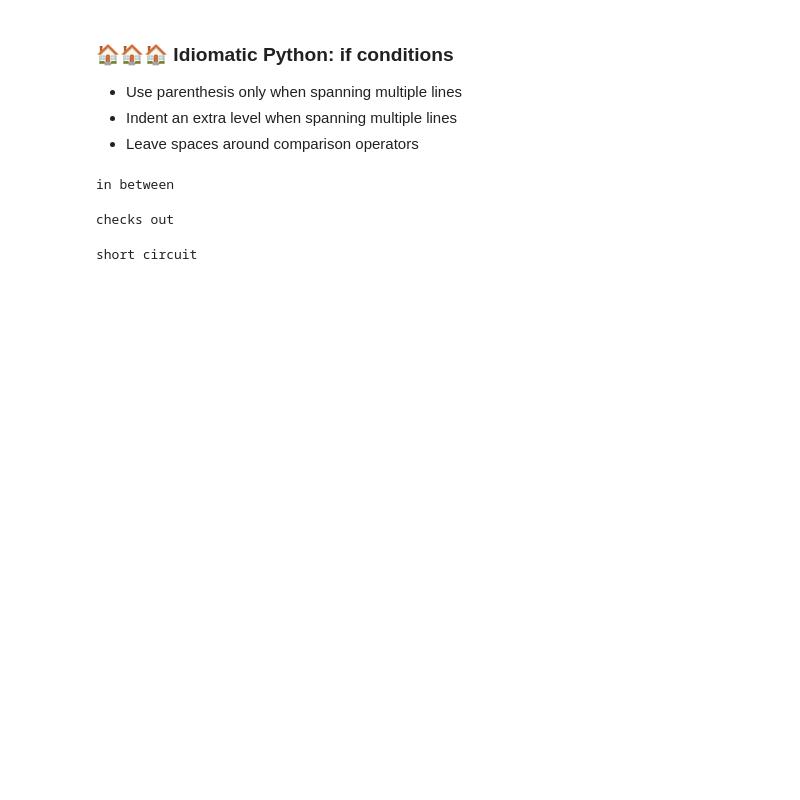
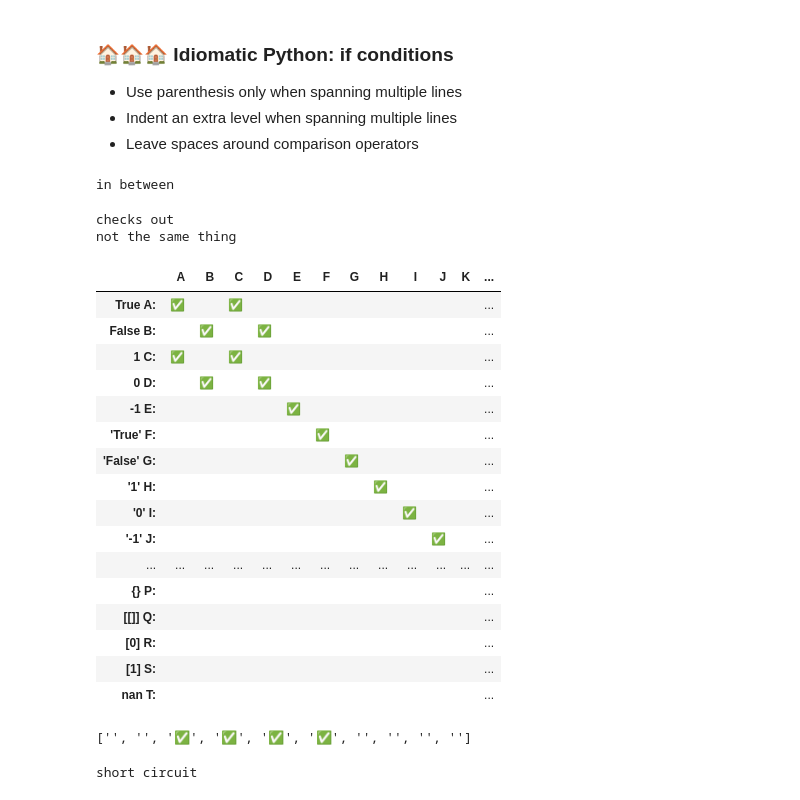
Before and after one commit to wardi/python_iw_2019, a Jupyter notebook: python_iw_2019_pt_3.ipynb, the cells around one changed output. Saved outputs shown, nothing was run; the diff lists cells and outputs as text; code cells hidden in the pictures; blank space fills up the shorter version.

Commit message:
equality table

```diff
--- a/python_iw_2019_pt_3.ipynb
+++ b/python_iw_2019_pt_3.ipynb
@@ -41,10 +41,48 @@ in between
 a = b = c = 900
 if a == b == c:
     print('checks out')
+
 if (a == b) == c:
     print('comparing c with True')
+else:
+    print('not the same thing')
 # %% [output]
 checks out
+not the same thing
+# %%
+import pandas as pd
+
+TST = (True, False, 1, 0, -1, "True", "False", "1", "0",
+       "-1", "", None, float('inf'), float('-inf'), [],
+       {}, [[]], [0], [1], float('nan'))
+LAB = list('ABCDEFGHIJKLMNOPQRST')
+IDX = [f'{t!r}\u00a0{b}:' for t, b in zip(TST, LAB)]
+EQ = [["✅" if a == b else "" for b in TST] for a in TST]
+
+pd.options.display.max_columns = None
+pd.DataFrame(EQ, index=IDX, columns=LAB)
+# %% [output]
+|  | A | B | C | D | E | F | G | H | I | J | K | ... |
+| True A: | ✅ |  | ✅ |  |  |  |  |  |  |  |  | ... |
+| False B: |  | ✅ |  | ✅ |  |  |  |  |  |  |  | ... |
+| 1 C: | ✅ |  | ✅ |  |  |  |  |  |  |  |  | ... |
+| 0 D: |  | ✅ |  | ✅ |  |  |  |  |  |  |  | ... |
+| -1 E: |  |  |  |  | ✅ |  |  |  |  |  |  | ... |
+| 'True' F: |  |  |  |  |  | ✅ |  |  |  |  |  | ... |
+| 'False' G: |  |  |  |  |  |  | ✅ |  |  |  |  | ... |
+| '1' H: |  |  |  |  |  |  |  | ✅ |  |  |  | ... |
+| '0' I: |  |  |  |  |  |  |  |  | ✅ |  |  | ... |
+| '-1' J: |  |  |  |  |  |  |  |  |  | ✅ |  | ... |
+| ... | ... | ... | ... | ... | ... | ... | ... | ... | ... | ... | ... | ... |
+| {} P: |  |  |  |  |  |  |  |  |  |  |  | ... |
+| [[]] Q: |  |  |  |  |  |  |  |  |  |  |  | ... |
+| [0] R: |  |  |  |  |  |  |  |  |  |  |  | ... |
+| [1] S: |  |  |  |  |  |  |  |  |  |  |  | ... |
+| nan T: |  |  |  |  |  |  |  |  |  |  |  | ... |
+# %%
+["✅" * (1 < n <= 5) for n in range(10)]
+# %% [output]
+['', '', '✅', '✅', '✅', '✅', '', '', '', '']
 # %%
 car = 'sporty'
 if car == 'sporty' or income == 'high':
```
Also changed, not shown: parts of 3 cells of this notebook, 1 other file.
